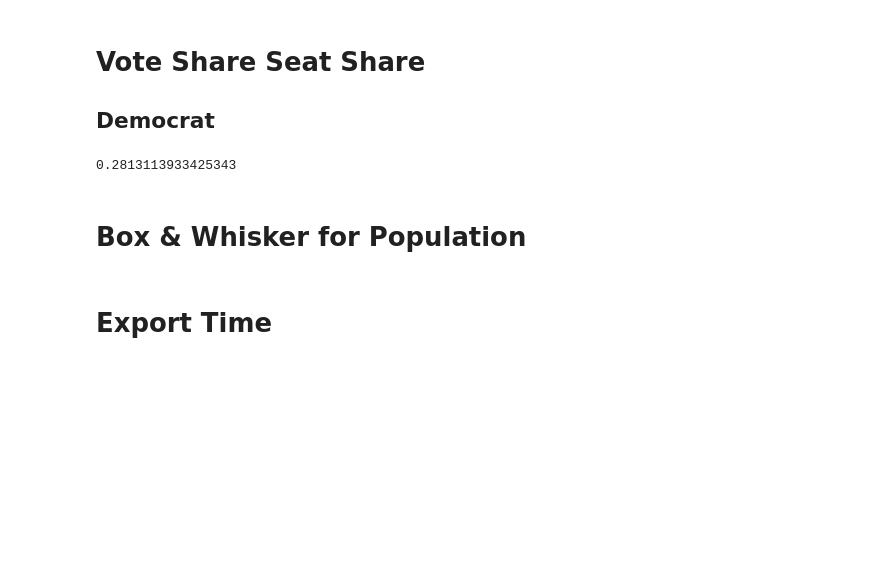
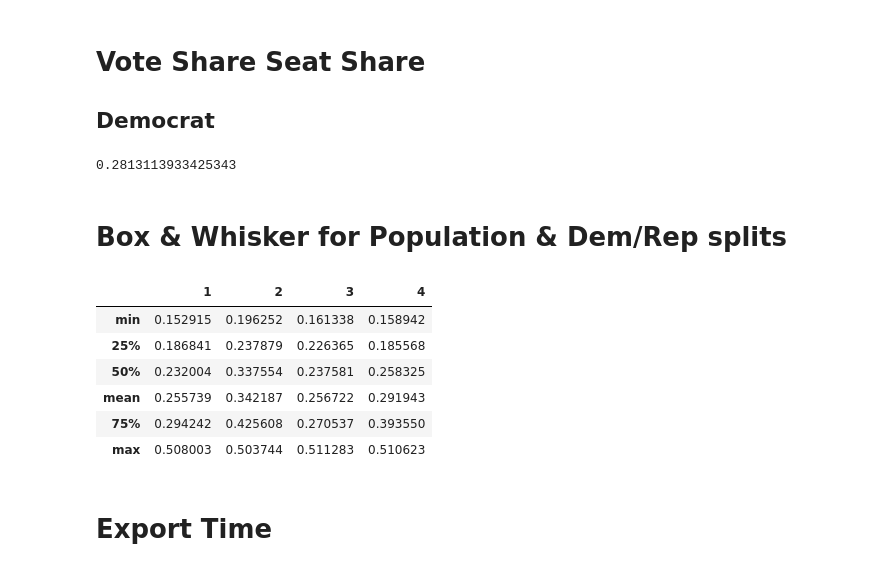
Before and after one commit to nimatullo/state-redistricter, a Jupyter notebook: gerrychain/seawulf-scripts/Utah.ipynb, the cells around one changed output. Cells and saved outputs as stored; diff of their text form; code cells hidden in the pictures; blank space fills up the shorter version.

```diff
--- a/gerrychain/seawulf-scripts/Utah.ipynb
+++ b/gerrychain/seawulf-scripts/Utah.ipynb
@@ -301,13 +301,26 @@ dem_vote_share_percentage
 # %% [output]
 0.2813113933425343
 # %% [markdown]
-# Box & Whisker for Population
+# Box & Whisker for Population & Dem/Rep splits
 # %%
 black_pop_box_data = pd.DataFrame(black_pop.describe().loc[["min", "25%", "50%", "mean", "75%", "max"]])
 asian_pop_box_data = pd.DataFrame(asian_pop.describe().loc[["min", "25%", "50%", "mean", "75%", "max"]])
 hispanic_pop_box_data = pd.DataFrame(hisp_pop.describe().loc[["min", "25%", "50%", "mean", "75%", "max"]])
 white_pop_box_data = pd.DataFrame(white_pop.describe().loc[["min", "25%", "50%", "mean", "75%", "max"]])
 total_pop_box_data = pd.DataFrame(total_pop.describe().loc[["min", "25%", "50%", "mean", "75%", "max"]])
+
+dem_split_box_data = pd.DataFrame(dem_splits.describe().loc[["min", "25%", "50%", "mean", "75%", "max"]])
+rep_split_box_data = pd.DataFrame(rep_splits.describe().loc[["min", "25%", "50%", "mean", "75%", "max"]])
+# %%
+dem_split_box_data
+# %% [output]
+|  | 1 | 2 | 3 | 4 |
+| min | 0.152915 | 0.196252 | 0.161338 | 0.158942 |
+| 25% | 0.186841 | 0.237879 | 0.226365 | 0.185568 |
+| 50% | 0.232004 | 0.337554 | 0.237581 | 0.258325 |
+| mean | 0.255739 | 0.342187 | 0.256722 | 0.291943 |
+| 75% | 0.294242 | 0.425608 | 0.270537 | 0.393550 |
+| max | 0.508003 | 0.503744 | 0.511283 | 0.510623 |
 # %% [markdown]
 # Export Time
 # %% [markdown]
```
Also changed, not shown: parts of 1 cell of this notebook, 5 other files.
